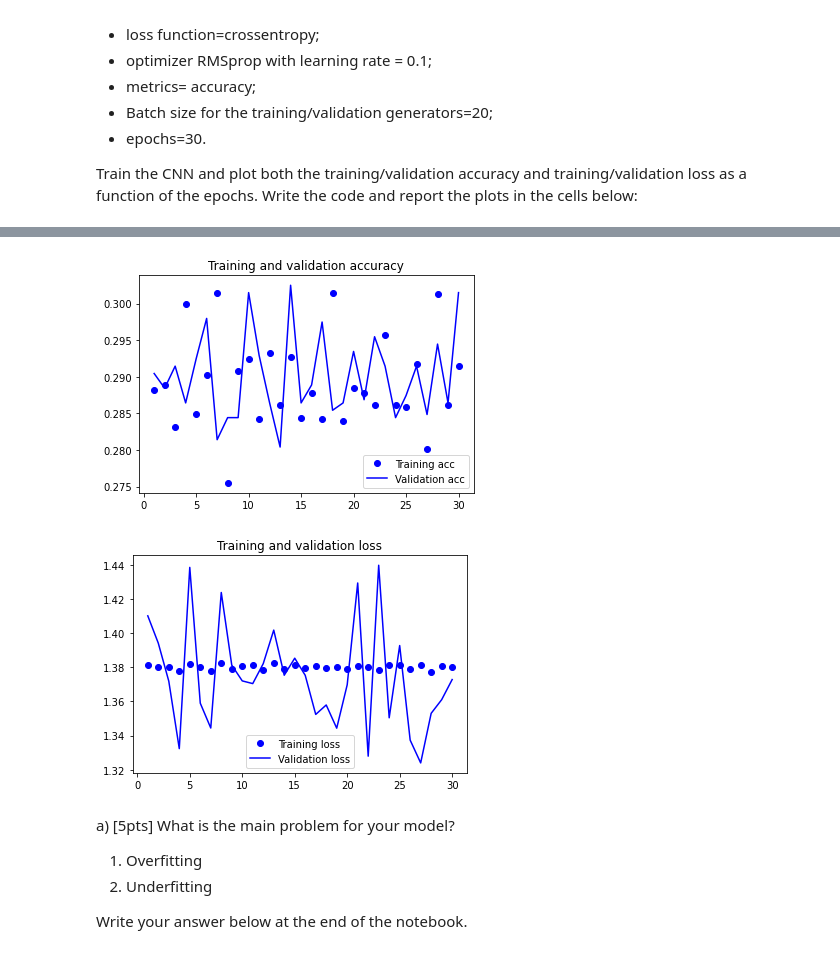
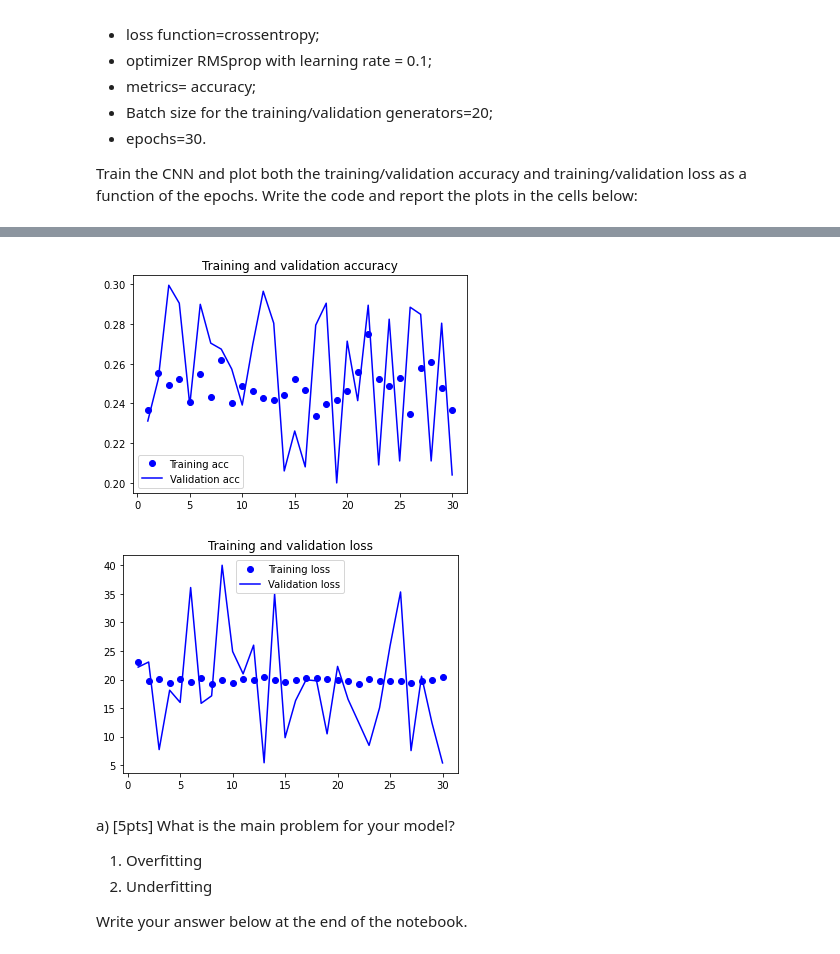
Before and after one commit to dengcfei/deeplearning, a Jupyter notebook: skeletonAssignment1.ipynb, the cells around one changed output, grey strips where cells are left out. Saved outputs shown, nothing was run; the diff lists cells and outputs as text; code cells hidden in the pictures.

```diff
--- a/skeletonAssignment1.ipynb
+++ b/skeletonAssignment1.ipynb
@@ -126,9 +126,9 @@ model.add(layers.Dense(512, activation='sigmoid'))
 model.add(layers.Dense(4, activation='softmax')) #replace k with the corresponding value
 
 model.compile( #fill this part ...
-optimizer=optimizers.RMSprop(lr=1e-5),
+optimizer=optimizers.RMSprop(lr=0.1),
               loss='categorical_crossentropy',
-              metrics=['acc']
+              metrics=['accuracy']
 )
 
 from keras.preprocessing.image import ImageDataGenerator
@@ -178,24 +178,23 @@ Epoch 30/30
 # %%
-
 import matplotlib.pyplot as plt
-acc = history.history['acc']
-val_acc = history.history['val_acc']
+acc = history.history['accuracy']
+val_acc = history.history['val_accuracy']
 loss = history.history['loss']
 val_loss = history.history['val_loss']
 epochs = range(1, len(acc) + 1)
 plt.plot(epochs, acc, 'bo', label='Training acc')
 plt.plot(epochs, val_acc, 'b', label='Validation acc')
 plt.title('Training and validation accuracy')
 plt.legend()
 plt.figure()
 plt.plot(epochs, loss, 'bo', label='Training loss')
 plt.plot(epochs, val_loss, 'b', label='Validation loss')
 plt.title('Training and validation loss')
 plt.legend()
 plt.show()
 # %% [output]
-[figure, old version]
+[figure, new version]
-[figure, old version]
+[figure, new version]
 # %% [markdown]
 a) [5pts] What is the main problem for your model?
 
```
Also changed, not shown: parts of 16 cells of this notebook.
